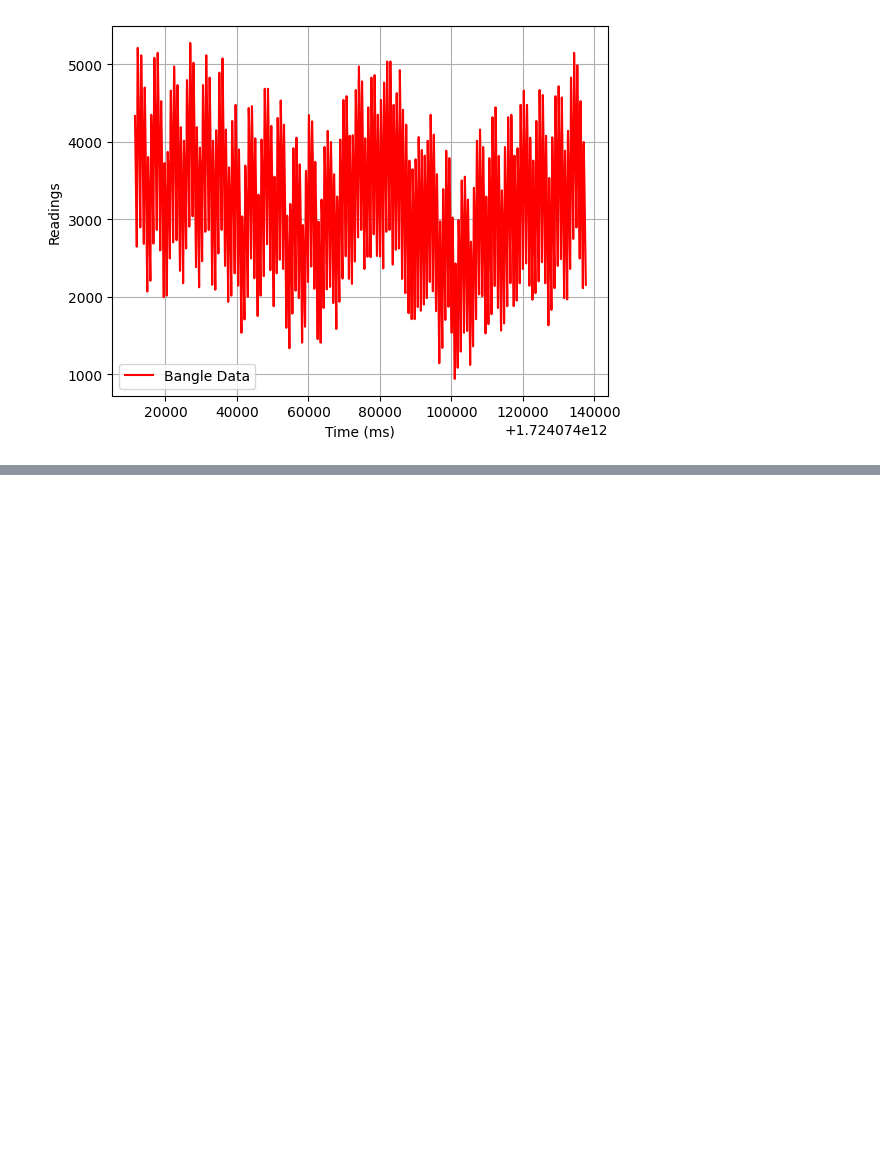
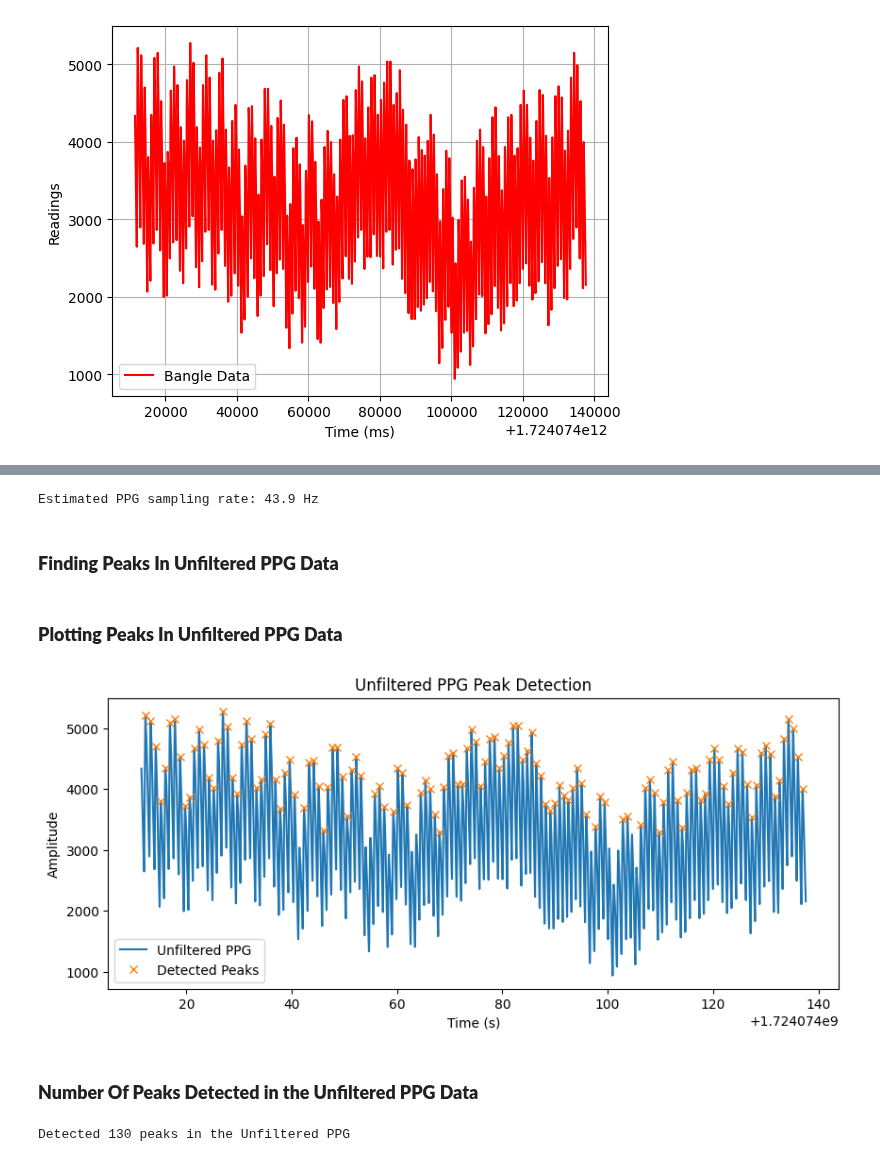
Before and after one commit to Showmick119/Benchmarking-Signal-Processing-Packages, a Jupyter notebook: bangle.ipynb, the cells around one changed output, grey strips where cells are left out. Saved outputs shown, nothing was run; the diff lists cells and outputs as text; code cells hidden in the pictures; blank space fills up the shorter version.

```diff
--- a/bangle.ipynb
+++ b/bangle.ipynb
@@ -30,0 +64,33 @@ plt.show()
+# %%
+timestamps = bangle_data["timestamp_ms"].to_numpy()
+dt = np.diff(timestamps) / 1000.0
+fs = 1 / np.mean(dt)
+print(f"Estimated PPG sampling rate: {fs:.1f} Hz")
+# %% [output]
+Estimated PPG sampling rate: 43.9 Hz
+# %% [markdown]
+### **Finding Peaks In Unfiltered PPG Data**
+# %%
+min_dist = int(0.5 * fs) # the standard formula
+ppg = y_axis.to_numpy()
+peaks, props = find_peaks(ppg, distance=min_dist, height=np.mean(ppg))
+# %% [markdown]
+### **Plotting Peaks In Unfiltered PPG Data**
+# %%
+plt.figure(figsize=(10,4))
+t_sec = timestamps / 1000.0
+plt.plot(t_sec, ppg, label="Unfiltered PPG")
+plt.plot(t_sec[peaks], ppg[peaks], 'x', label="Detected Peaks")
+plt.title("Unfiltered PPG Peak Detection")
+plt.xlabel("Time (s)")
+plt.ylabel("Amplitude")
+plt.legend()
+plt.show()
+# %% [output]
+[figure, added]
+# %% [markdown]
+### **Number Of Peaks Detected in the Unfiltered PPG Data**
+# %%
+print(f"Detected {len(peaks)} peaks in the Unfiltered PPG")
+# %% [output]
+Detected 130 peaks in the Unfiltered PPG
```
Also changed, not shown: parts of 15 cells of this notebook.
